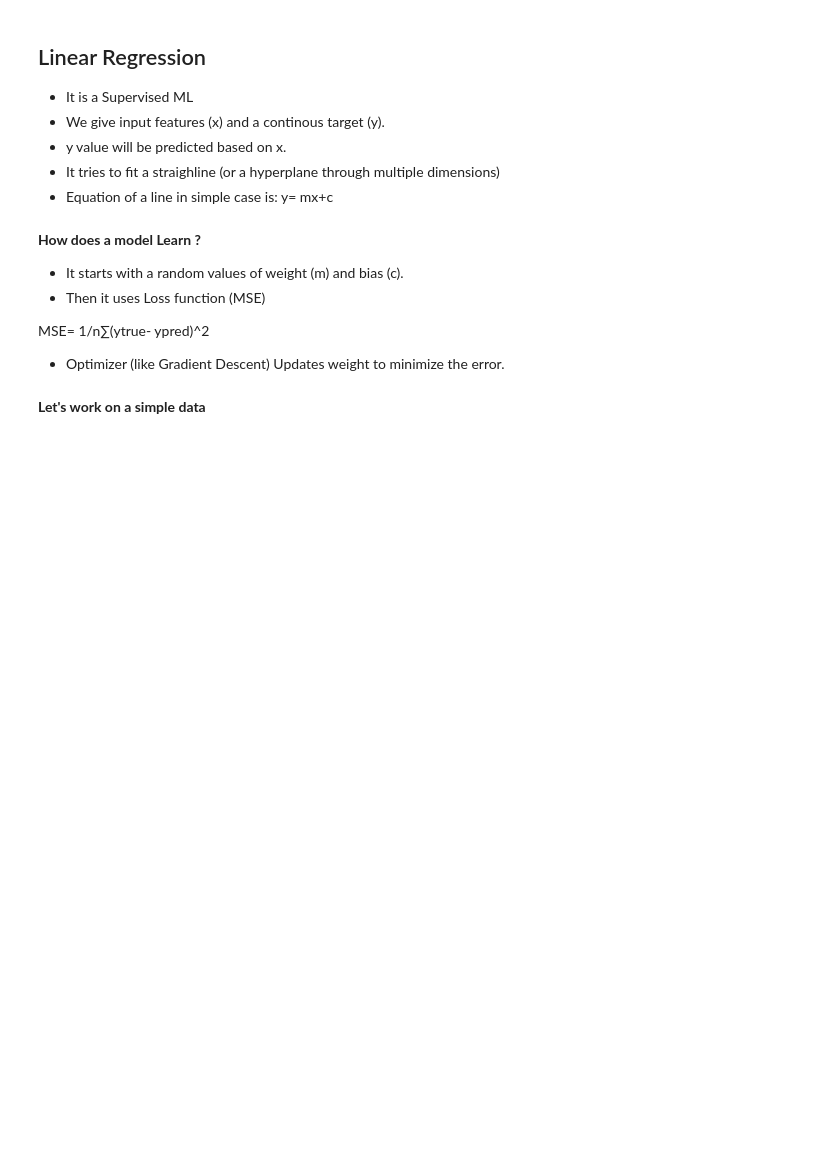
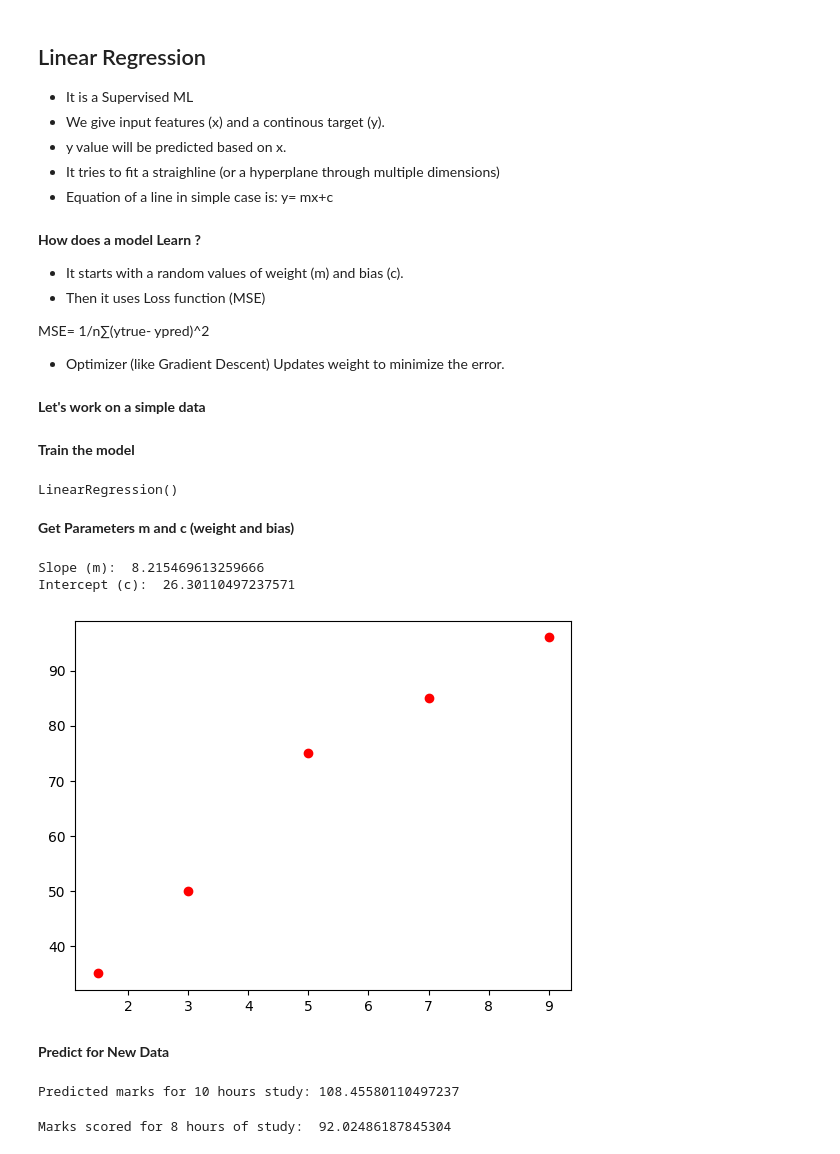
Before and after one commit to karthik-k11/Machine-Learning, a Jupyter notebook: ML/Linear_Regression.ipynb, the cells around one changed output. Cells and saved outputs as stored; diff of their text form; code cells hidden in the pictures; blank space fills up the shorter version.

Commit message:
Predicted for new data

```diff
--- a/ML/Linear_Regression.ipynb
+++ b/ML/Linear_Regression.ipynb
@@ -22,7 +22,43 @@ MSE= 1/n∑(ytrue- ypred)^2
 import numpy as np
 # %%
 #x will be the hours studied (Features)
-x= np.array([1.5, 3.0, 5.0, 7.0, 9.0])
+X= np.array([1.5, 3.0, 5.0, 7.0, 9.0]).reshape(-1,1)
 
 #y will be the marks scored (Target)
 y= np.array([35, 50, 75, 85, 96])
+# %% [markdown]
+**Train the model**
+# %%
+from sklearn.linear_model import LinearRegression
+model = LinearRegression() ##Creating the model
+
+## Fit the model on x,y
+model.fit(X,y)
+# %% [output]
+LinearRegression()
+# %% [markdown]
+**Get Parameters m and c (weight and bias)**
+# %%
+print('Slope (m): ', model.coef_[0])
+print('Intercept (c): ', model.intercept_)
+# %% [output]
+Slope (m):  8.215469613259666
+Intercept (c):  26.30110497237571
+# %%
+import matplotlib.pyplot as plt
+plt.scatter(X, y, color='red')
+plt.show()
+# %% [output]
+[figure, added]
+# %% [markdown]
+**Predict for New Data**
+# %%
+pred= model.predict([[10]])
+print('Predicted marks for 10 hours study:', pred[0])
+# %% [output]
+Predicted marks for 10 hours study: 108.45580110497237
+# %%
+pred1= model.predict([[8]])
+print('Marks scored for 8 hours of study: ', pred1[0])
+# %% [output]
+Marks scored for 8 hours of study:  92.02486187845304
```
Also changed, not shown: parts of 1 cell of this notebook.
